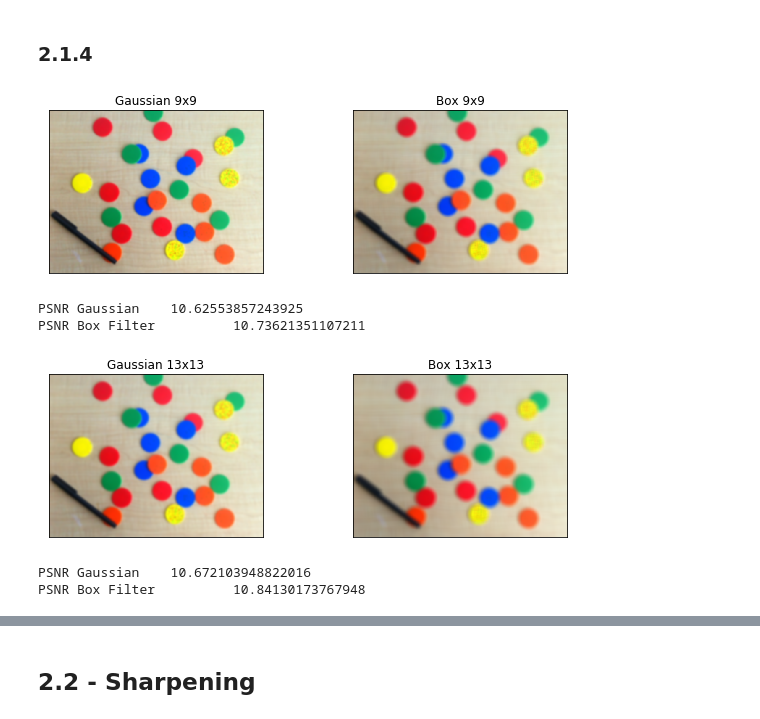
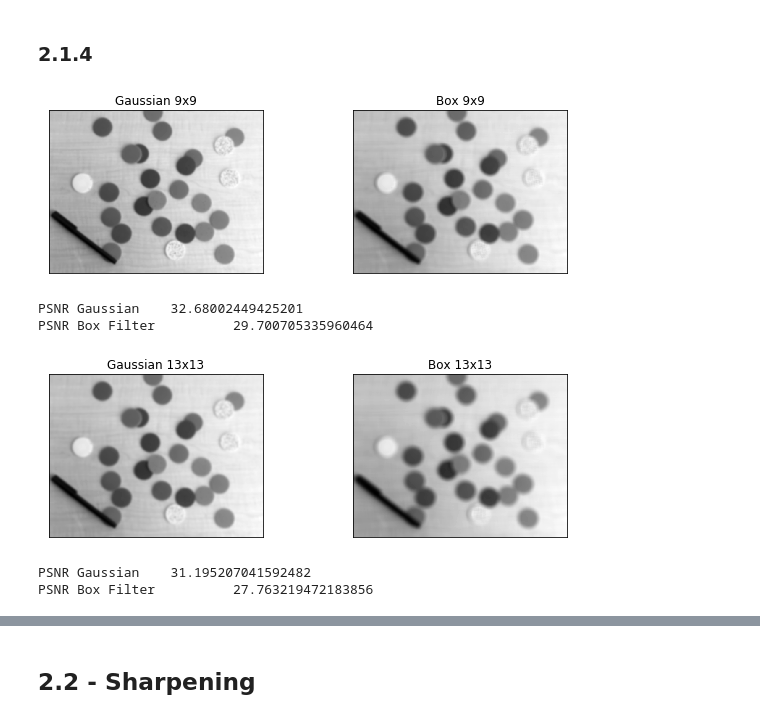
Before and after one commit to Patrick-Erath/OpenCV, a Jupyter notebook: Assignment1/Assignment1_PatrickErath_260719203.ipynb, the cells around one changed output, grey strips where cells are left out. Drawn from its saved outputs; the diff is of its cells as text; code cells hidden in the pictures.

```diff
--- a/Assignment1/Assignment1.ipynb
+++ b/Assignment1/Assignment1_PatrickErath_260719203.ipynb
@@ -76,20 +75,25 @@ plt.show()
 # %% [markdown]
 ### 2.1.1
 # %%
+# Load image and path
 img_clean_path = "./Circles.png"
 img_gauss_path = "./Circles_gauss.png"
 
 # Read images
-img_clean = cv2.imread(img_clean_path)
-img_noisy = cv2.imread(img_gauss_path)
+img_clean = cv2.imread(img_clean_path, cv2.IMREAD_GRAYSCALE)
+img_noisy = cv2.imread(img_gauss_path, cv2.IMREAD_GRAYSCALE)
 
 # Filter image using 5x5, sigmaX = 0
 res1 = cv2.GaussianBlur(img_noisy, (5,5), 0)
 
-# Convert to RGB for matplotlib
-res1 = cv2.cvtColor(res1, cv2.COLOR_BGR2RGB)
+plt.figure(figsize=(10, 3))
+plt.subplot(121), plt.imshow(img_clean, cmap='gray')
+plt.title("Original Image"), plt.xticks([]), plt.yticks([])
+plt.subplot(122), plt.imshow(img_noisy, cmap='gray')
+plt.title("Image with Gaussian Noise"), plt.xticks([]), plt.yticks([])
 
-plt.imshow(res1)
+plt.figure(figsize=(10, 5))
+plt.imshow(res1, cmap='gray')
 plt.title("Circles w/ Gaussian 5x5"), plt.xticks([]), plt.yticks([])
 plt.show()
 # %% [output]
@@ -127,18 +129,16 @@ The PSNR for the Box Filter is higher than that of the Gaussian Filter. PSNR is
 # %%
 # Setting the size of Gaussian Filter to 9x9 and Box Filter to 13x13
 
-# Filter Using Gaussian and set to RGB for 9
+# Filter Using Gaussian for 9
 res3 = cv2.GaussianBlur(img_noisy, (9,9), 0)
-res3 = cv2.cvtColor(res3, cv2.COLOR_BGR2RGB)
 
-# Filter Using Box Filter and set to RGB for 9
+# Filter Using Box Filter for 9
 res4 = cv2.blur(img_noisy, (9,9))
-res4 = cv2.cvtColor(res4, cv2.COLOR_BGR2RGB)
 
 plt.figure(figsize=(10, 3))
-plt.subplot(121), plt.imshow(res3)
+plt.subplot(121), plt.imshow(res3, cmap='gray')
 plt.title("Gaussian 9x9"), plt.xticks([]), plt.yticks([])
-plt.subplot(122), plt.imshow(res4)
+plt.subplot(122), plt.imshow(res4, cmap='gray')
 plt.title("Box 9x9"), plt.xticks([]), plt.yticks([])
 plt.show()
 
@@ -149,33 +149,30 @@ PSNR_Box = cv2.PSNR(img_clean, res4)
 print("PSNR Gaussian \t", PSNR_Gaussian)
 print("PSNR Box Filter \t", PSNR_Box)
 # %% [output]
-[figure, old version]
+[figure, new version]
-PSNR Gaussian    10.62553857243925
-PSNR Box Filter          10.73621351107211
+PSNR Gaussian    32.68002449425201
+PSNR Box Filter          29.700705335960464
 # %%
-# Filter Using Gaussian and set to RGB for 9
+# Filter Using Gaussian for 9
 res3 = cv2.GaussianBlur(img_noisy, (13,13), 0)
-res3 = cv2.cvtColor(res3, cv2.COLOR_BGR2RGB)
 
-# Filter Using Box Filter and set to RGB for 9
-kernel = np.ones((13,13), np.float32)/(13*13)
-res4 = cv2.filter2D(img_noisy, -1, kernel)
-res4 = cv2.cvtColor(res4, cv2.COLOR_BGR2RGB)
+# Filter Using Box Filter for 9
+res4 = cv2.blur(img_noisy, (13,13))
 
 plt.figure(figsize=(10, 3))
-plt.subplot(121), plt.imshow(res3)
+plt.subplot(121), plt.imshow(res3, cmap='gray')
 plt.title("Gaussian 13x13"), plt.xticks([]), plt.yticks([])
-plt.subplot(122), plt.imshow(res4)
+plt.subplot(122), plt.imshow(res4, cmap='gray')
 plt.title("Box 13x13"), plt.xticks([]), plt.yticks([])
 plt.show()
 
 # Calculating Peak Signal to Noise Ratio (PSNR)
 PSNR_Gaussian = cv2.PSNR(img_clean, res3)
 PSNR_Box = cv2.PSNR(img_clean, res4)
 
 print("PSNR Gaussian \t", PSNR_Gaussian)
 print("PSNR Box Filter \t", PSNR_Box)
 # %% [output]
-[figure, old version]
+[figure, new version]
-PSNR Gaussian    10.672103948822016
-PSNR Box Filter          10.84130173767948
+PSNR Gaussian    31.195207041592482
+PSNR Box Filter          27.763219472183856
```
Also changed, not shown: parts of 49 cells of this notebook, 2 other files.
